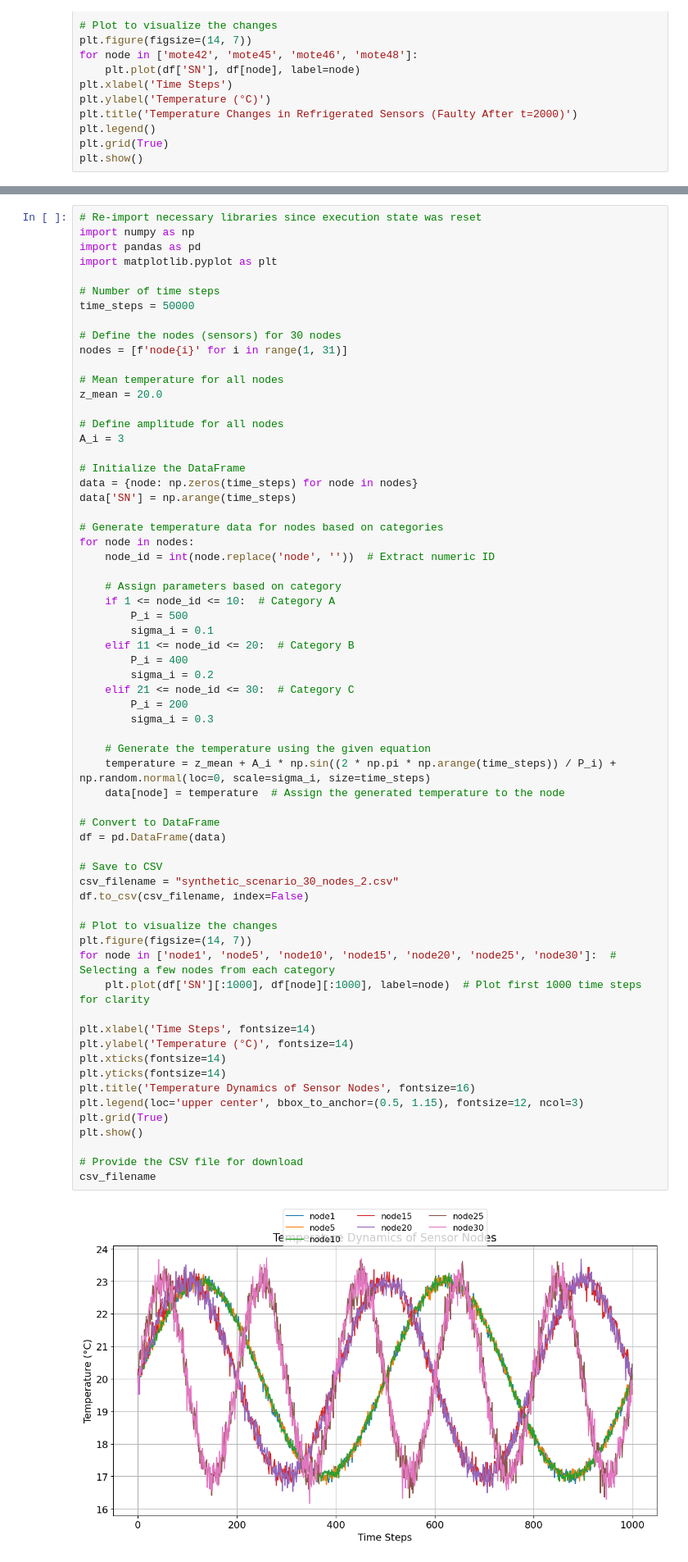
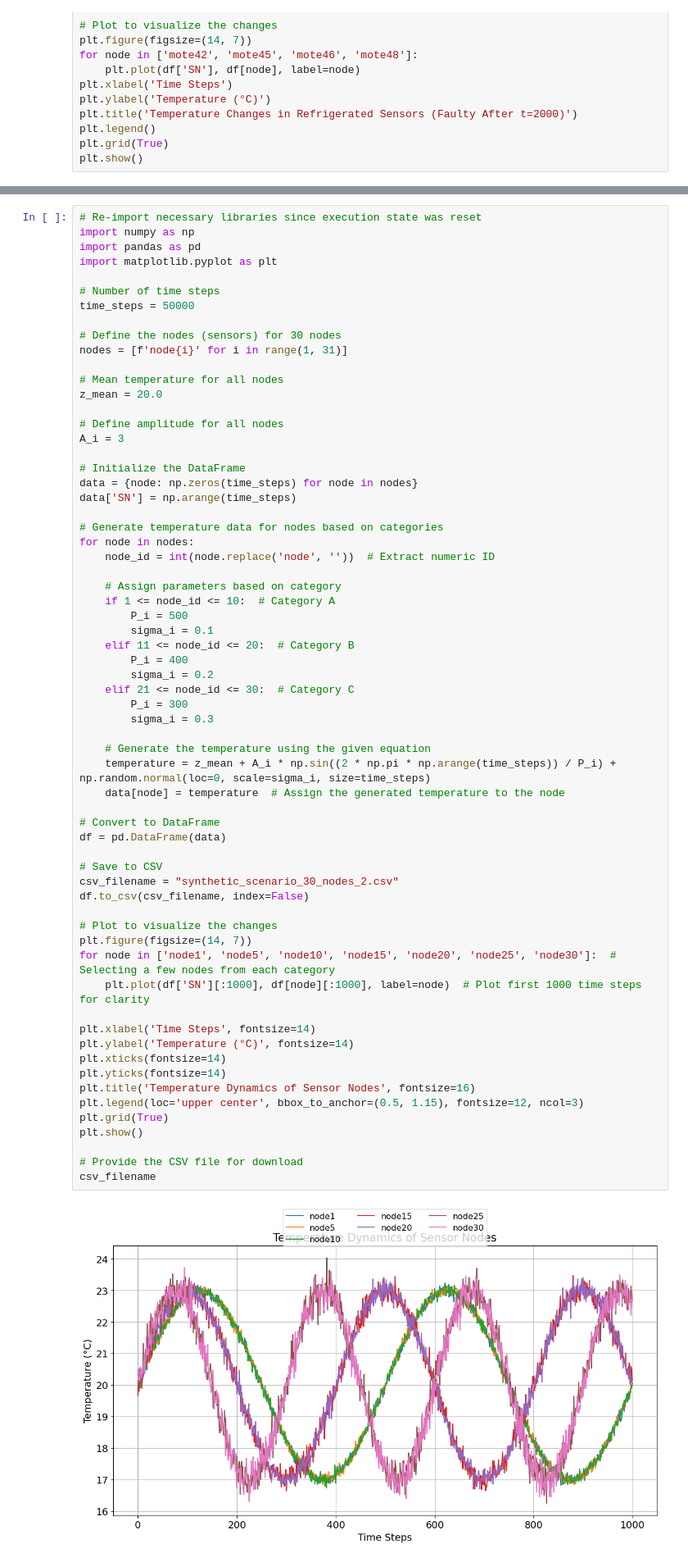
Before and after one commit to sokistar24/wakeupradio, a Jupyter notebook: Sensor_data_simulation_scenario.ipynb, the cells around one changed output, grey strips where cells are left out. Shown at 82% size. Drawn from its saved outputs; the diff is of its cells as text.

```diff
--- a/Sensor_data_simulation_scenario.ipynb
+++ b/Sensor_data_simulation_scenario.ipynb
@@ -517,36 +517,36 @@ for node in nodes:
         P_i = 400
         sigma_i = 0.2
     elif 21 <= node_id <= 30:  # Category C
-        P_i = 200
+        P_i = 300
         sigma_i = 0.3
 
     # Generate the temperature using the given equation
     temperature = z_mean + A_i * np.sin((2 * np.pi * np.arange(time_steps)) / P_i) + np.random.normal(loc=0, scale=sigma_i, size=time_steps)
     data[node] = temperature  # Assign the generated temperature to the node
 
 # Convert to DataFrame
 df = pd.DataFrame(data)
 
 # Save to CSV
 csv_filename = "synthetic_scenario_30_nodes_2.csv"
 df.to_csv(csv_filename, index=False)
 
 # Plot to visualize the changes
 plt.figure(figsize=(14, 7))
 for node in ['node1', 'node5', 'node10', 'node15', 'node20', 'node25', 'node30']:  # Selecting a few nodes from each category
     plt.plot(df['SN'][:1000], df[node][:1000], label=node)  # Plot first 1000 time steps for clarity
 
 plt.xlabel('Time Steps', fontsize=14)
 plt.ylabel('Temperature (°C)', fontsize=14)
 plt.xticks(fontsize=14)
 plt.yticks(fontsize=14)
 plt.title('Temperature Dynamics of Sensor Nodes', fontsize=16)
 plt.legend(loc='upper center', bbox_to_anchor=(0.5, 1.15), fontsize=12, ncol=3)
 plt.grid(True)
 plt.show()
 
 # Provide the CSV file for download
 csv_filename
 # %% [output]
-[figure, old version]
+[figure, new version]
 'synthetic_scenario_30_nodes_2.csv'
```
Also changed, not shown: parts of 4 cells of this notebook, 3 other files.
